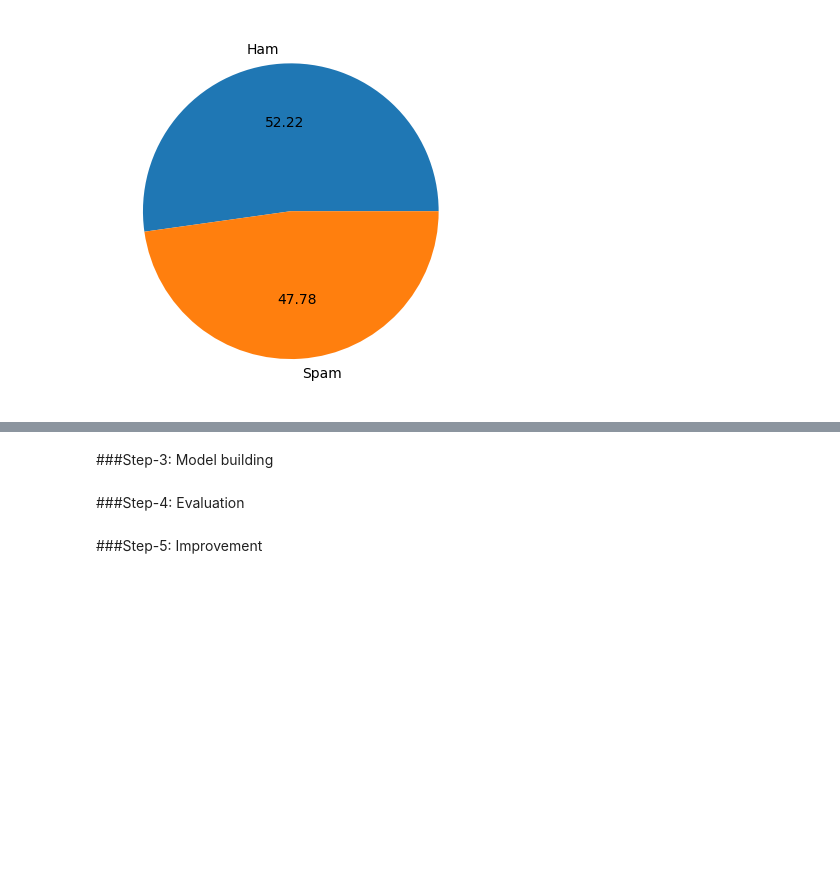
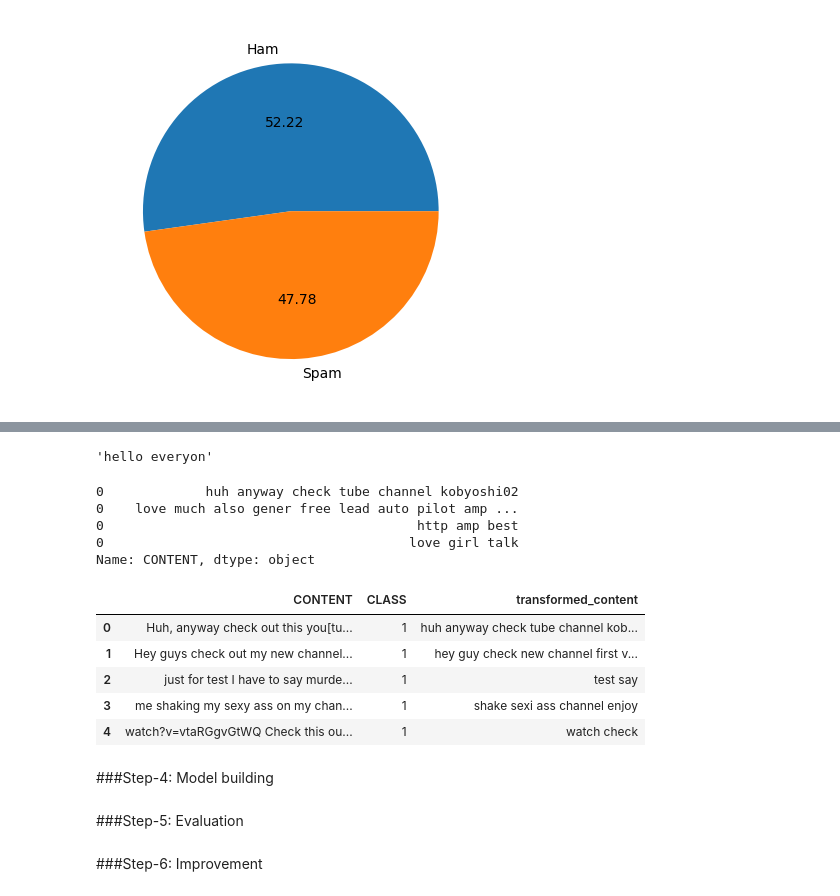
Before and after one commit to shemanto27/Spam-Comments-Detection-Using-NLP, a Jupyter notebook: Spam_Comment_Detection_and_Implementation.ipynb, the cells around one changed output, grey strips where cells are left out. Cells and saved outputs as stored; diff of their text form; code cells hidden in the pictures; blank space fills up the shorter version.

Commit message:
Text preprocessing done

```diff
--- a/Spam_Comment_Detection_and_Implementation.ipynb
+++ b/Spam_Comment_Detection_and_Implementation.ipynb
@@ -54,7 +69,7 @@ memory usage: 13.8+ KB
 dtype: int64
 # %%
 # getting the columns I need for training and drops the rest
-psy_data = data[['CONTENT', 'CLASS']]
+psy_data = psy_data[['CONTENT', 'CLASS']]
 psy_data.head()
 # %% [output]
 |  | CONTENT | CLASS |
@@ -64,10 +79,10 @@ psy_data.head()
 | 3 | me shaking my sexy ass on my chan... | 1 |
 | 4 | watch?v=vtaRGgvGtWQ Check this ou... | 1 |
 # %%
-kp_data = pd.read_csv('/content/Youtube02-KatyPerry.csv')
-lmfo_data = pd.read_csv('/content/Youtube03-LMFAO.csv')
-eminem_data = pd.read_csv('/content/Youtube04-Eminem.csv')
-sakira_data = pd.read_csv('/content/Youtube05-Shakira.csv')
+kp_data = pd.read_csv('/content/drive/MyDrive/Data for ML/Spam comment data/Youtube02-KatyPerry.csv')
+lmfo_data = pd.read_csv('/content/drive/MyDrive/Data for ML/Spam comment data/Youtube03-LMFAO.csv')
+eminem_data = pd.read_csv('/content/drive/MyDrive/Data for ML/Spam comment data/Youtube04-Eminem.csv')
+sakira_data = pd.read_csv('/content/drive/MyDrive/Data for ML/Spam comment data/Youtube05-Shakira.csv')
 
 #apending all column
 df = pd.concat([kp_data, lmfo_data, eminem_data, sakira_data], axis=0)
@@ -150,6 +185,61 @@ plt.show()
+# %%
+# creating function to do all the preprocessing all at once
+def transform_text(text):
+  text = text.lower() #lower case
+
+  text = word_tokenize(text) #tokenization
+
+# Removing special character
+  y = []
+  for i in text:
+    if i.isalnum():
+      y.append(i)
+  text = y[:]
+  y.clear()
+
+# Removing stopwords and punctuation
+  for i in text:
+    if i not in stopwords.words('english') and i not in string.punctuation:
+      y.append(i)
+  text = y[:]
+  y.clear()
+
+# Stemming
+  for i in text:
+    y.append(stemmer.stem(i))
+  text = y[:]
+  y.clear()
+
+
+  return " ".join(text) # joing all words in list to a string
+# %%
+# testing preprocessing with test sentence
+transform_text('Hello Everyone! How are YOu? 👋')
+# stemmer.stem('going')
+# %% [output]
+'hello everyon'
+# %%
+df['CONTENT'][0].apply(transform_text)
+# %% [output]
+0             huh anyway check tube channel kobyoshi02
+0    love much also gener free lead auto pilot amp ...
+0                                        http amp best
+0                                       love girl talk
+Name: CONTENT, dtype: object
+# %%
+# transforming all rows of CONTENT column and creating a new column in the dataframe to store the transformed sentences
+df['transformed_content'] = df['CONTENT'].apply(transform_text)
+df.head()
+# %% [output]
+|  | CONTENT | CLASS | transformed_content |
+| 0 | Huh, anyway check out this you[tu... | 1 | huh anyway check tube channel kob... |
+| 1 | Hey guys check out my new channel... | 1 | hey guy check new channel first v... |
+| 2 | just for test I have to say murde... | 1 | test say |
+| 3 | me shaking my sexy ass on my chan... | 1 | shake sexi ass channel enjoy |
+| 4 | watch?v=vtaRGgvGtWQ Check this ou... | 1 | watch check |
 # %% [markdown]
-###Step-3: Model building
+###Step-4: Model building
 # %% [markdown]
-###Step-4: Evaluation
+###Step-5: Evaluation
 # %% [markdown]
-###Step-5: Improvement
+###Step-6: Improvement
```
Also changed, not shown: parts of 8 cells of this notebook.
